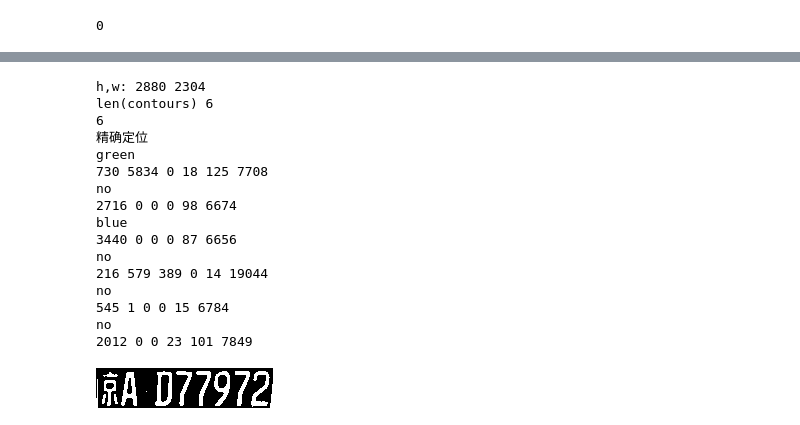
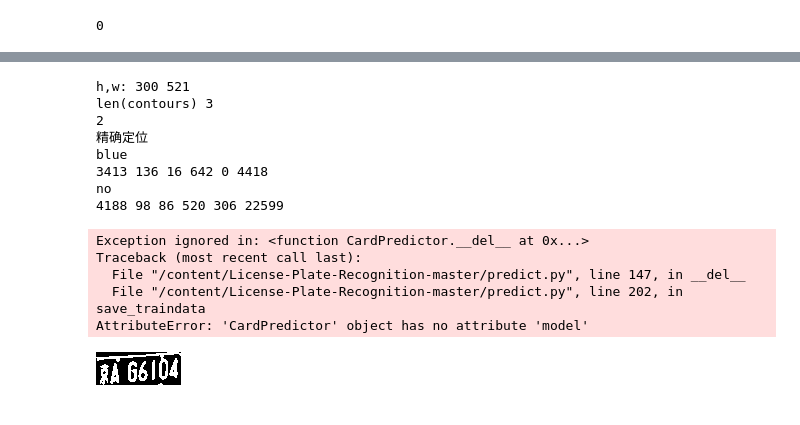
Before and after one commit to Applied-Machine-Learning-2022/final-project-jep-ua, a Jupyter notebook: Untitled5.ipynb, the cells around one changed output, grey strips where cells are left out. Cells and saved outputs as stored; diff of their text form; code cells hidden in the pictures.

```diff
--- a/Untitled5.ipynb
+++ b/Untitled5.ipynb
@@ -372,27 +375,25 @@ sample_data
 # %%
 from predict import *
 from google.colab.patches import cv2_imshow
 c = CardPredictor()
-gray_img = c.predict('License-Plate-Recognition-master/test/2.jpg')
+gray_img = c.predict('/content/License-Plate-Recognition-master/test/car5.jpg')
 # cv2_imshow('ec.png', plate_img[1])
 # cv2_imshow(plate_img[1])
 # plate_img[3].shape
+import matplotlib.pyplot as plt
 cv2_imshow(gray_img)
 # %% [output]
-h,w: 2880 2304
-len(contours) 6
-6
+h,w: 300 521
+len(contours) 3
+2
 精确定位
-green
-730 5834 0 18 125 7708
+blue
+3413 136 16 642 0 4418
 no
-2716 0 0 0 98 6674
-blue
-3440 0 0 0 87 6656
-no
-216 579 389 0 14 19044
-no
-545 1 0 0 15 6784
-no
-2012 0 0 23 101 7849
+4188 98 86 520 306 22599
+Exception ignored in: <function CardPredictor.__del__ at 0x...>
+Traceback (most recent call last):
+  File "/content/License-Plate-Recognition-master/predict.py", line 147, in __del__
+  File "/content/License-Plate-Recognition-master/predict.py", line 202, in save_traindata
+AttributeError: 'CardPredictor' object has no attribute 'model'
-[figure, old version]
+[figure, new version]
```
Also changed, not shown: parts of 7 cells of this notebook.
